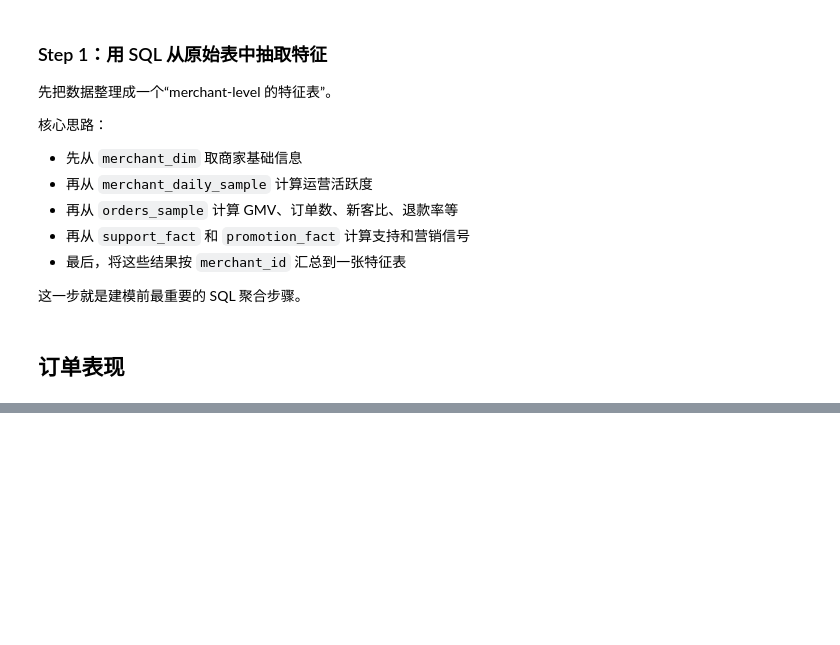
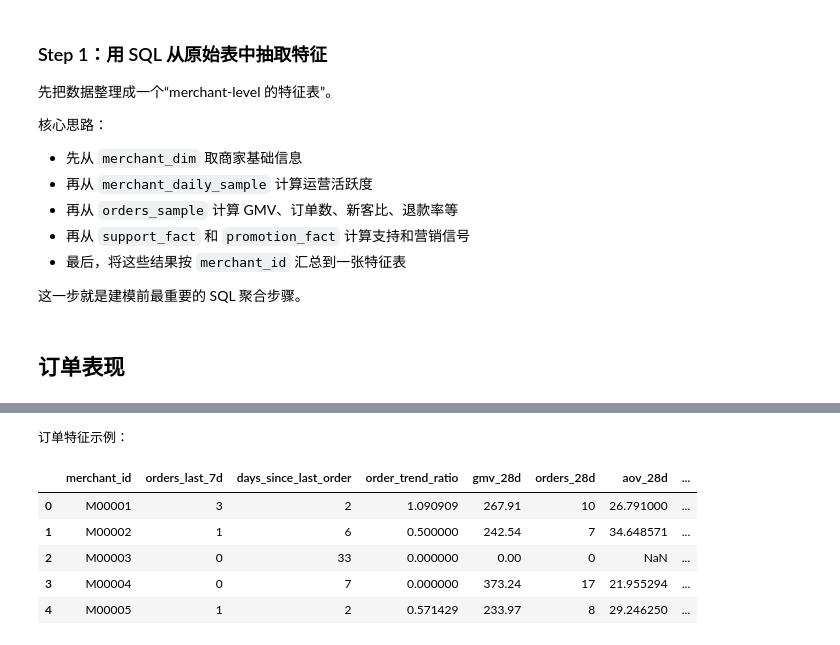
Before and after one commit to jzqazken/ML_Uber_Eats_Prediction_September_2026, a Jupyter notebook: Model_lesson1.ipynb, the cells around one changed output, grey strips where cells are left out. Drawn from its saved outputs; the diff is of its cells as text; code cells hidden in the pictures; blank space fills up the shorter version.

```diff
--- a/Model_lesson1.ipynb
+++ b/Model_lesson1.ipynb
@@ -49,29 +86,38 @@ for name, df in {
 # %%
 from pandasql import sqldf
+pd.set_option('display.max_columns', None)
 
 # 先把表注册成 SQL 表
 # 注意：这里我们并不是直接从 feature_mart 读，而是从原始事实表逐步抽取特征
 merchant_dim_df = pd.read_csv(data_dir / 'merchant_dim.csv')
 merchant_daily_df = pd.read_csv(data_dir / 'merchant_daily_sample.csv')
 orders_fact_df = pd.read_csv(data_dir / 'orders_sample.csv')
 support_fact_df = pd.read_csv(data_dir / 'support_fact.csv')
 promotion_fact_df = pd.read_csv(data_dir / 'promotion_fact.csv')
 
 # 示例：只抽取最近 28 天的订单表现指标
 observation_date = '2026-06-30'
 
 sql_order_features = '''
 WITH params AS (
     SELECT DATE('2026-06-30') AS obs_date
 ),
 
 )
 SELECT *
 FROM order_metrics
 ORDER BY merchant_id;
 '''
 
 # 执行 SQL
 order_feature_df = sqldf(sql_order_features, globals())
 print('订单特征示例：')
 display(order_feature_df.head())
+# %% [output]
+订单特征示例：
+|  | merchant_id | orders_last_7d | days_since_last_order | order_trend_ratio | gmv_28d | orders_28d | aov_28d | ... |
+| 0 | M00001 | 3 | 2 | 1.090909 | 267.91 | 10 | 26.791000 | ... |
+| 1 | M00002 | 1 | 6 | 0.500000 | 242.54 | 7 | 34.648571 | ... |
+| 2 | M00003 | 0 | 33 | 0.000000 | 0.00 | 0 | NaN | ... |
+| 3 | M00004 | 0 | 7 | 0.000000 | 373.24 | 17 | 21.955294 | ... |
+| 4 | M00005 | 1 | 2 | 0.571429 | 233.97 | 8 | 29.246250 | ... |
```
Also changed, not shown: parts of 4 cells of this notebook, 1 other file.
